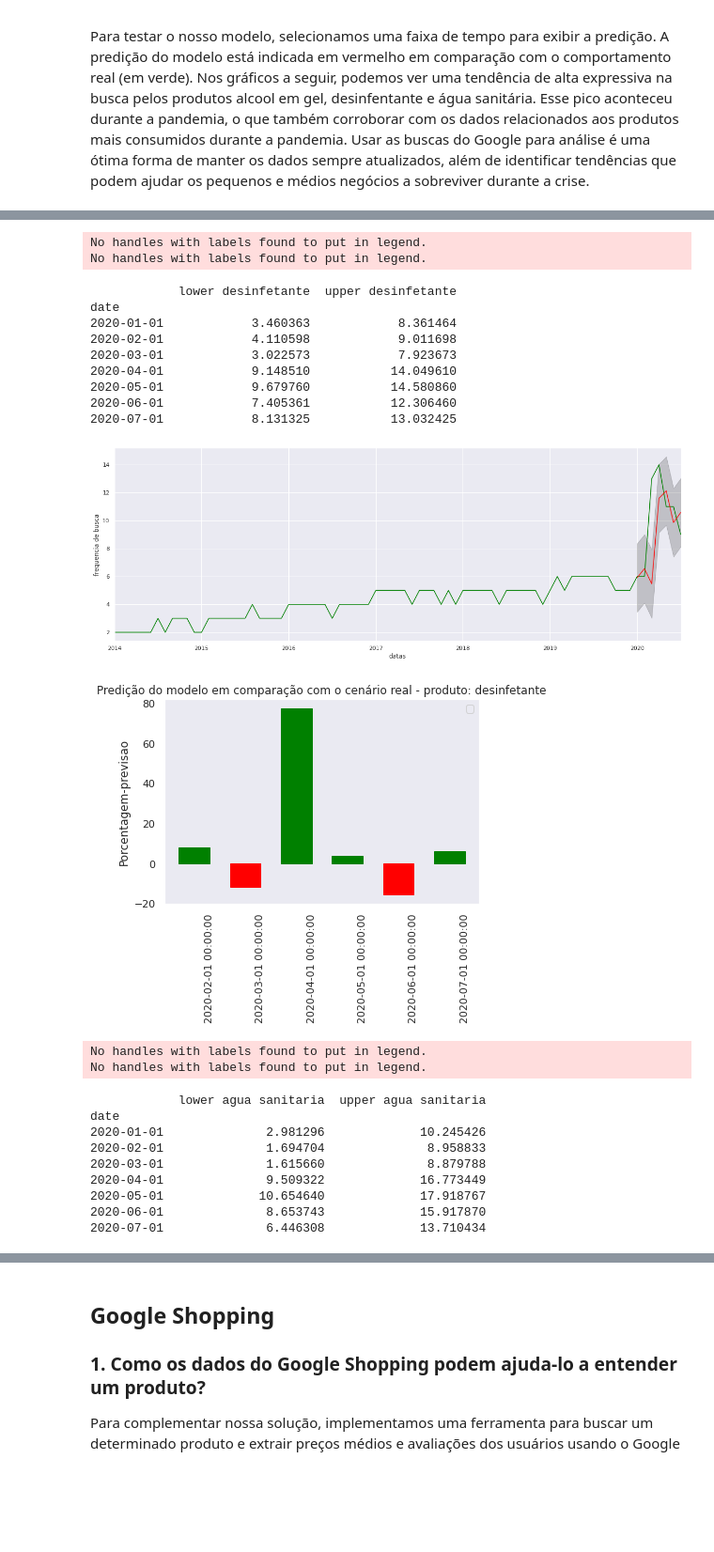
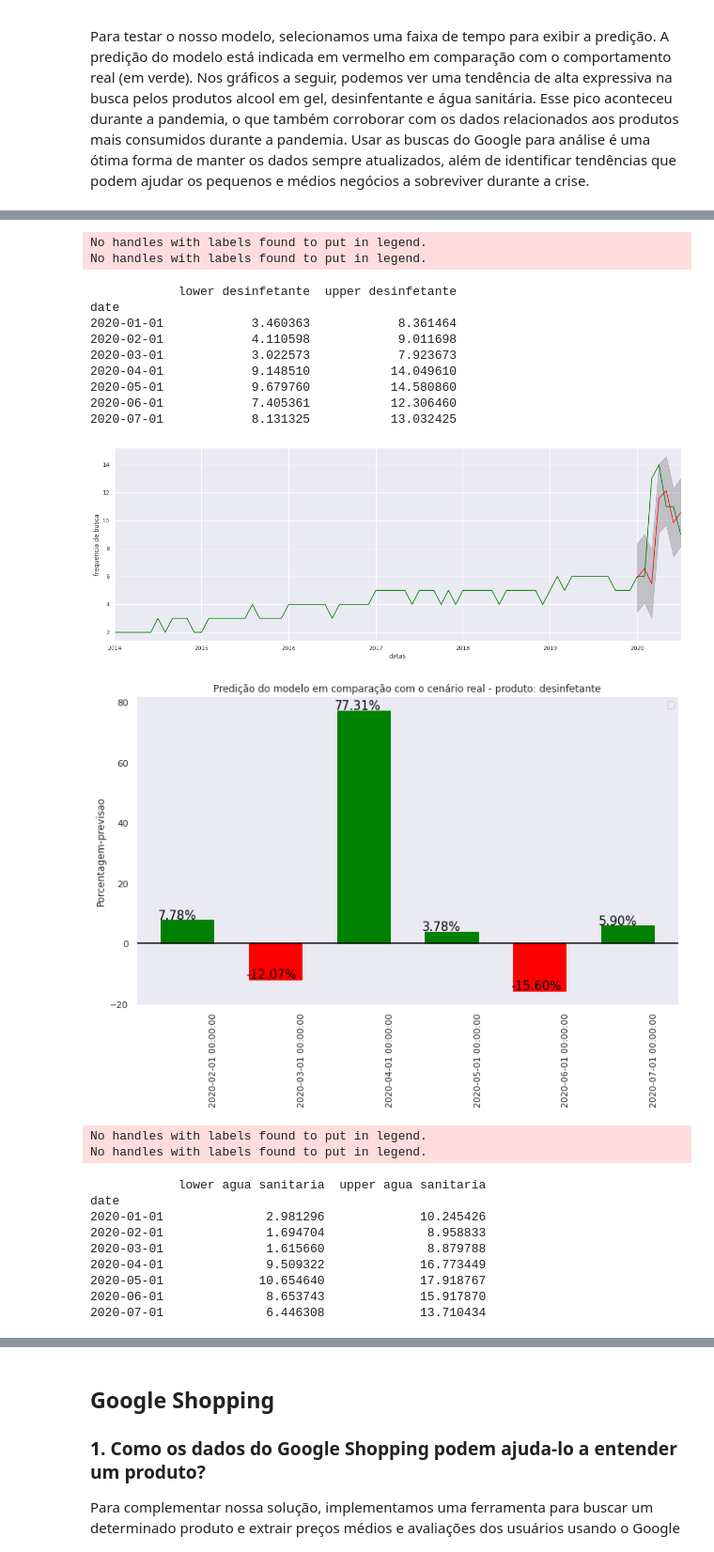
Before and after one commit to vitorglemos/santander-data-challenger, a Jupyter notebook: Data_Challenge_2020.ipynb, the cells around one changed output, grey strips where cells are left out. Shown at 94% size. Cells and saved outputs as stored; diff of their text form; code cells hidden in the pictures; blank space fills up the shorter version.

```diff
--- a/Data_Challenge_2020.ipynb
+++ b/Data_Challenge_2020.ipynb
@@ -336,8 +336,13 @@ def bar_graph_porcent(predicao_i):
     ind = np.arange(len(variacao))
     width = 0.60
 
-    fig, ax = plt.subplots()
+    fig, ax = plt.subplots(figsize=(12, 7))
     rects1 = ax.bar(ind - width/2, variacao, width)
+    ax.axhline(y=0, color='black', linestyle='-')
+
+    for i, data in zip(ax.patches, variacao):
+        ax.text(i.get_x()-.03, i.get_height()+.5, "%.2f" % data + "%", fontsize=15,
+                color='black')
 
     for k in range(len(colors_variacao)):
         rects1[k].set_color(colors_variacao[k])
@@ -388,16 +393,16 @@ date
 No handles with labels found to put in legend.
 No handles with labels found to put in legend.
             lower desinfetante  upper desinfetante
 date
 2020-01-01            3.460363            8.361464
 2020-02-01            4.110598            9.011698
 2020-03-01            3.022573            7.923673
 2020-04-01            9.148510           14.049610
 2020-05-01            9.679760           14.580860
 2020-06-01            7.405361           12.306460
 2020-07-01            8.131325           13.032425
 [figure]
-[figure, old version]
+[figure, new version]
 No handles with labels found to put in legend.
 No handles with labels found to put in legend.
             lower agua sanitaria  upper agua sanitaria
```
Also changed, not shown: parts of 3 cells of this notebook.
